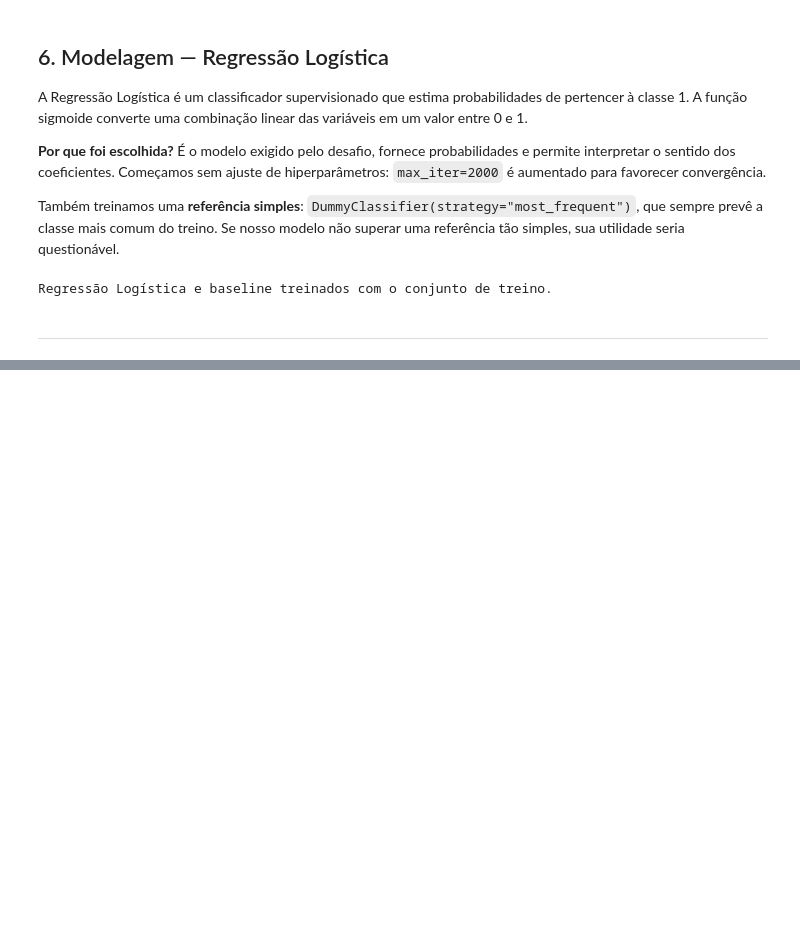
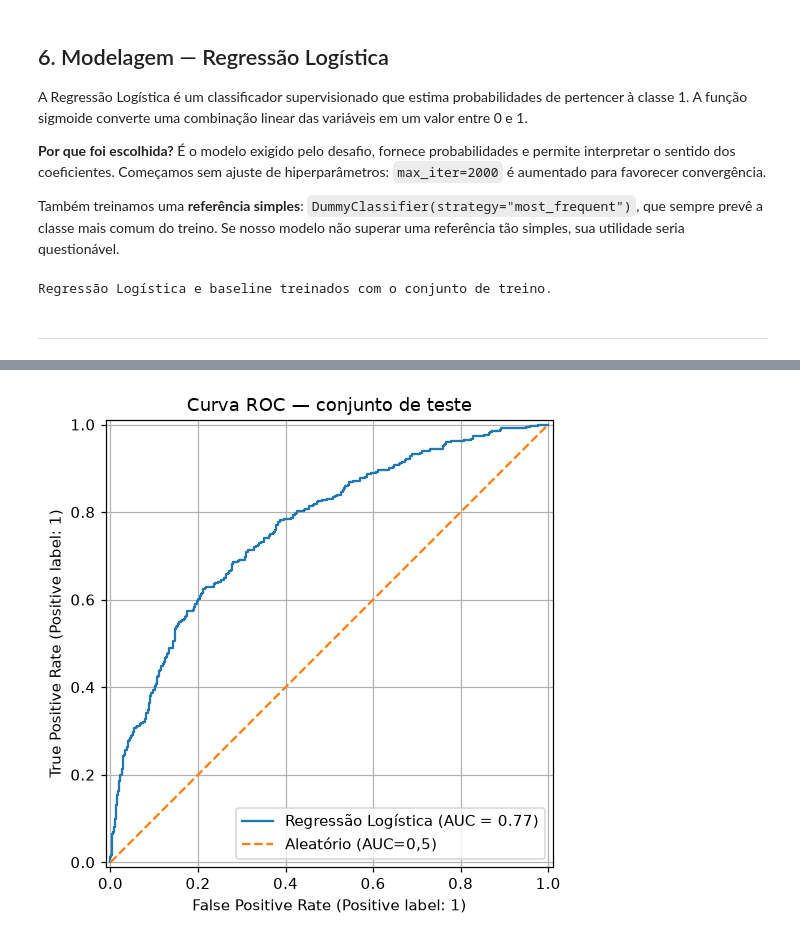
Before and after one commit to gabrielbragads/fast-track-ai-analise-de-credito, a Jupyter notebook: notebook/analise_de_credito.ipynb, the cells around one changed output, grey strips where cells are left out. Saved outputs shown, nothing was run; the diff lists cells and outputs as text; code cells hidden in the pictures; blank space fills up the shorter version.

```diff
--- a/notebook/analise_de_credito.ipynb
+++ b/notebook/analise_de_credito.ipynb
@@ -485,0 +562,10 @@ Regressão Logística e baseline treinados com o conjunto de treino.
+# %%
+fig, ax = plt.subplots(figsize=(6, 5))
+RocCurveDisplay.from_estimator(modelo, X_teste, y_teste, ax=ax, name="Regressão Logística")
+ax.plot([0, 1], [0, 1], "--", label="Aleatório (AUC=0,5)")
+ax.set_title("Curva ROC — conjunto de teste")
+ax.legend(loc="lower right")
+plt.tight_layout()
+plt.show()
+# %% [output]
+[figure, added]
```
Also changed, not shown: parts of 14 cells of this notebook.
